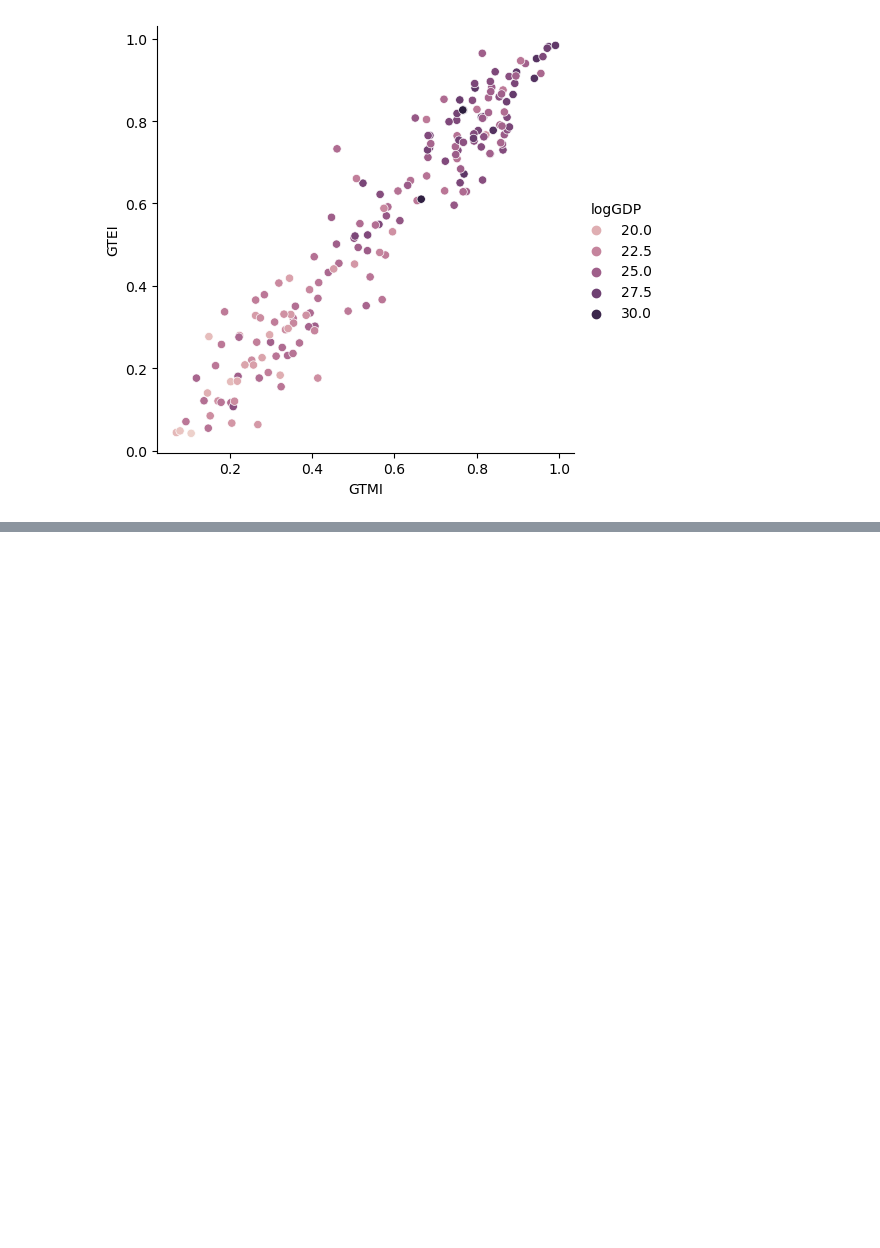
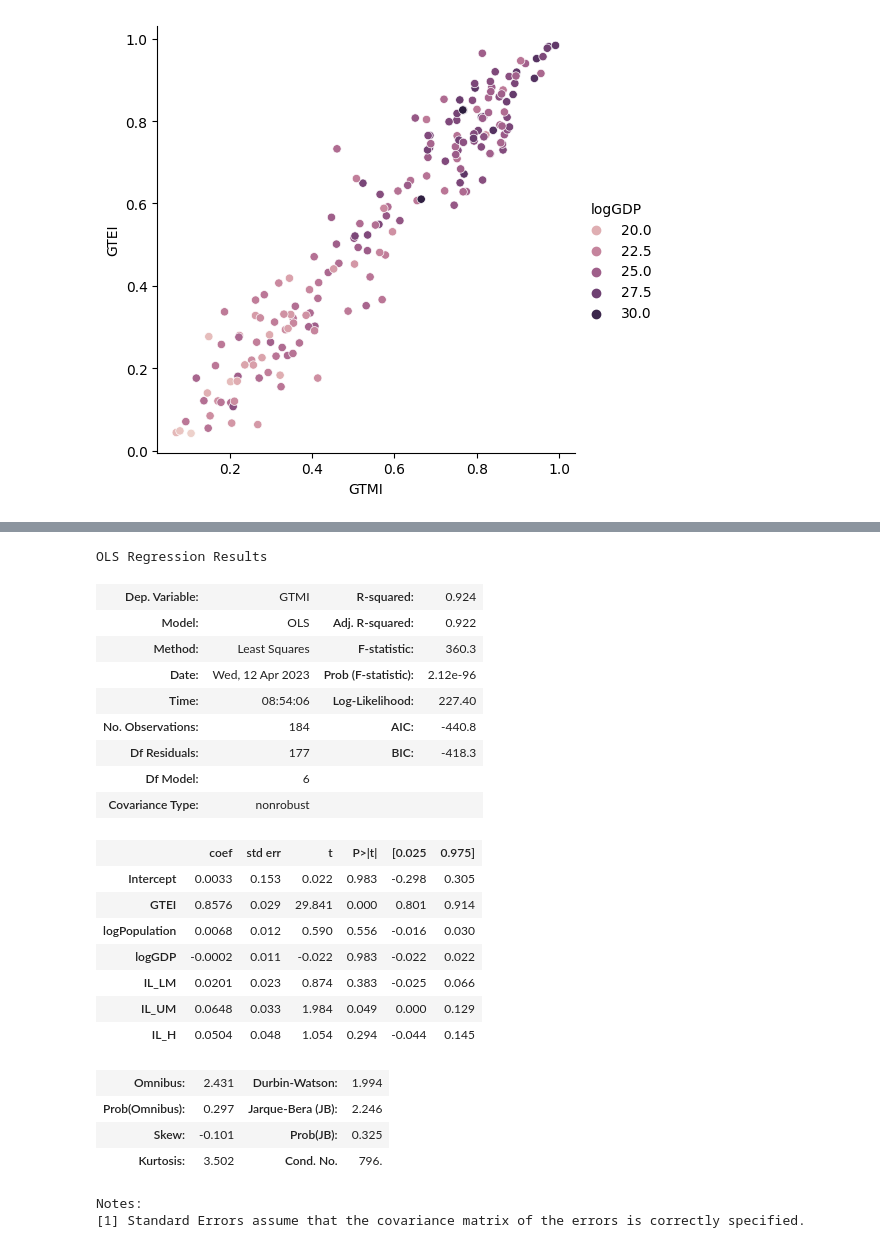
Before and after one commit to jhmorse/GovTechEmployeeTraining, a Jupyter notebook: morse_project_govtech.ipynb, the cells around one changed output, grey strips where cells are left out. Cells and saved outputs as stored; diff of their text form; code cells hidden in the pictures; blank space fills up the shorter version.

```diff
--- a/morse_project_govtech.ipynb
+++ b/morse_project_govtech.ipynb
@@ -422,0 +504,31 @@ The scatter plots show a slightly increased concentration of higher population a
+# %%
+
+# Add in our independent variables to account for OVB, including the dummies created for IncomeLevel
+model = smf.ols('GTMI ~ GTEI + logPopulation + logGDP + IL_LM + IL_UM + IL_H', data=govtech_gdp)
+results = model.fit()
+results.summary()
+# %% [output]
+OLS Regression Results
+| Dep. Variable: | GTMI | R-squared: | 0.924 |
+| Model: | OLS | Adj. R-squared: | 0.922 |
+| Method: | Least Squares | F-statistic: | 360.3 |
+| Date: | Wed, 12 Apr 2023 | Prob (F-statistic): | 2.12e-96 |
+| Time: | 08:54:06 | Log-Likelihood: | 227.40 |
+| No. Observations: | 184 | AIC: | -440.8 |
+| Df Residuals: | 177 | BIC: | -418.3 |
+| Df Model: | 6 |  |  |
+| Covariance Type: | nonrobust |  |  |
+|  | coef | std err | t | P>|t| | [0.025 | 0.975] |
+| Intercept | 0.0033 | 0.153 | 0.022 | 0.983 | -0.298 | 0.305 |
+| GTEI | 0.8576 | 0.029 | 29.841 | 0.000 | 0.801 | 0.914 |
+| logPopulation | 0.0068 | 0.012 | 0.590 | 0.556 | -0.016 | 0.030 |
+| logGDP | -0.0002 | 0.011 | -0.022 | 0.983 | -0.022 | 0.022 |
+| IL_LM | 0.0201 | 0.023 | 0.874 | 0.383 | -0.025 | 0.066 |
+| IL_UM | 0.0648 | 0.033 | 1.984 | 0.049 | 0.000 | 0.129 |
+| IL_H | 0.0504 | 0.048 | 1.054 | 0.294 | -0.044 | 0.145 |
+| Omnibus: | 2.431 | Durbin-Watson: | 1.994 |
+| Prob(Omnibus): | 0.297 | Jarque-Bera (JB): | 2.246 |
+| Skew: | -0.101 | Prob(JB): | 0.325 |
+| Kurtosis: | 3.502 | Cond. No. | 796. |
+Notes:
+[1] Standard Errors assume that the covariance matrix of the errors is correctly specified.
```
Also changed, not shown: parts of 21 cells of this notebook, 2 other files.
